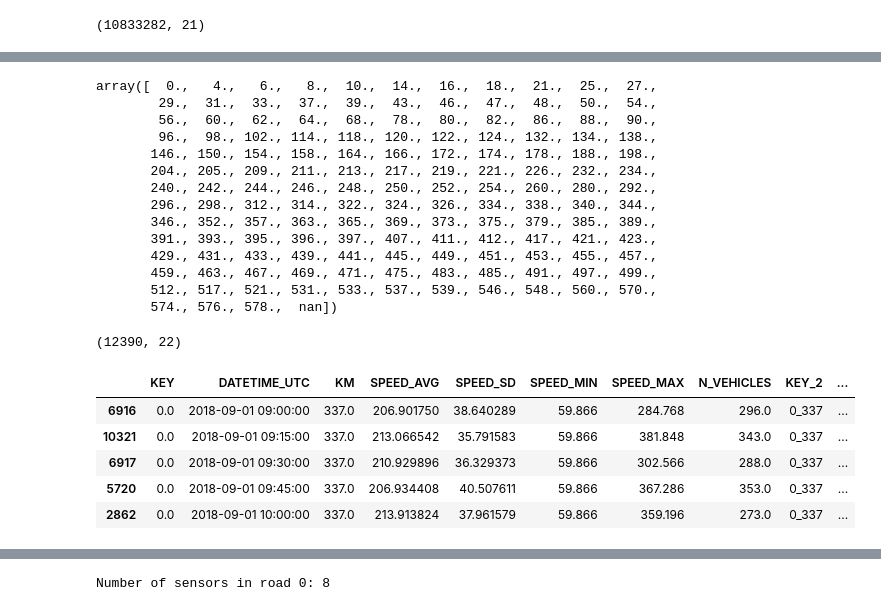
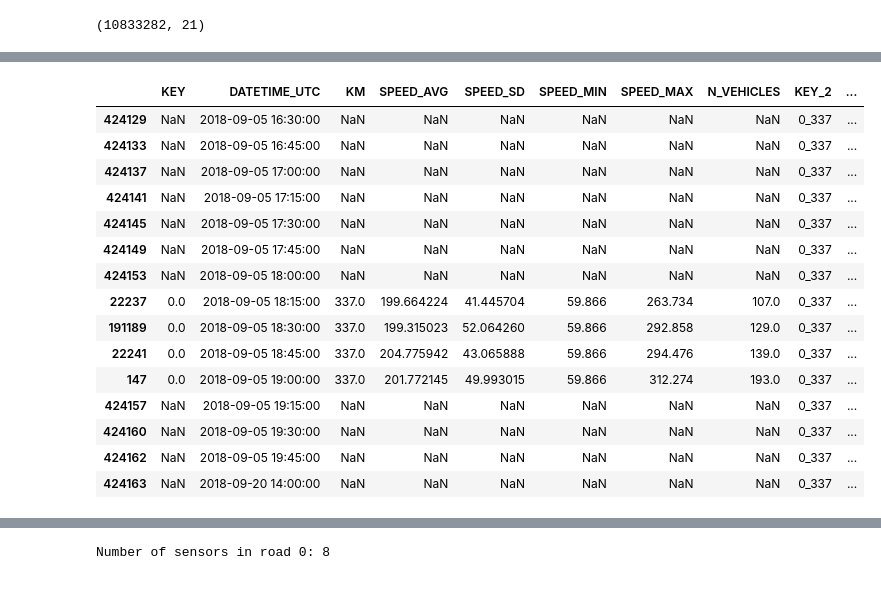
Before and after one commit to gianpy15/DMProject, a Jupyter notebook: notebooks/dataset parro.ipynb, the cells around one changed output, grey strips where cells are left out. Drawn from its saved outputs; the diff is of its cells as text; code cells hidden in the pictures.

```diff
--- a/notebooks/dataset parro.ipynb
+++ b/notebooks/dataset parro.ipynb
@@ -122,3 +101,3 @@ start_events.reset_index().sort_values(['KEY_2','DATETIME_UTC']).head()
 # %%
-tw_df = utility.time_windows_event(dataset_train, steps_behind=10, steps_after=3)
+joined_df = utility.time_windows_event(joined_df, steps_behind=steps_behind_event, steps_after=steps_after_event)
 # %% [output]
@@ -126,30 +107,19 @@ AttributeError: 'tuple' object has no attribute 'event_index'
-# %%
-tw_df.KEY.unique()
-# %% [output]
-array([  0.,   4.,   6.,   8.,  10.,  14.,  16.,  18.,  21.,  25.,  27.,
-        29.,  31.,  33.,  37.,  39.,  43.,  46.,  47.,  48.,  50.,  54.,
-        56.,  60.,  62.,  64.,  68.,  78.,  80.,  82.,  86.,  88.,  90.,
-        96.,  98., 102., 114., 118., 120., 122., 124., 132., 134., 138.,
-       146., 150., 154., 158., 164., 166., 172., 174., 178., 188., 198.,
-       204., 205., 209., 211., 213., 217., 219., 221., 226., 232., 234.,
-       240., 242., 244., 246., 248., 250., 252., 254., 260., 280., 292.,
-       296., 298., 312., 314., 322., 324., 326., 334., 338., 340., 344.,
-       346., 352., 357., 363., 365., 369., 373., 375., 379., 385., 389.,
-       391., 393., 395., 396., 397., 407., 411., 412., 417., 421., 423.,
-       429., 431., 433., 439., 441., 445., 449., 451., 453., 455., 457.,
-       459., 463., 467., 469., 471., 475., 483., 485., 491., 497., 499.,
-       512., 517., 521., 531., 533., 537., 539., 546., 548., 560., 570.,
-       574., 576., 578.,  nan])
-# %%
-tw_df.shape
-# %% [output]
-(12390, 22)
-# %%
-tw_df.head()
-# %% [output]
-|  | KEY | DATETIME_UTC | KM | SPEED_AVG | SPEED_SD | SPEED_MIN | SPEED_MAX | N_VEHICLES | KEY_2 | ... |
-| 6916 | 0.0 | 2018-09-01 09:00:00 | 337.0 | 206.901750 | 38.640289 | 59.866 | 284.768 | 296.0 | 0_337 | ... |
-| 10321 | 0.0 | 2018-09-01 09:15:00 | 337.0 | 213.066542 | 35.791583 | 59.866 | 381.848 | 343.0 | 0_337 | ... |
-| 6917 | 0.0 | 2018-09-01 09:30:00 | 337.0 | 210.929896 | 36.329373 | 59.866 | 302.566 | 288.0 | 0_337 | ... |
-| 5720 | 0.0 | 2018-09-01 09:45:00 | 337.0 | 206.934408 | 40.507611 | 59.866 | 367.286 | 353.0 | 0_337 | ... |
-| 2862 | 0.0 | 2018-09-01 10:00:00 | 337.0 | 213.913824 | 37.961579 | 59.866 | 359.196 | 273.0 | 0_337 | ... |
+# %%
+joined_df.head(15)
+# %% [output]
+|  | KEY | DATETIME_UTC | KM | SPEED_AVG | SPEED_SD | SPEED_MIN | SPEED_MAX | N_VEHICLES | KEY_2 | ... |
+| 424129 | NaN | 2018-09-05 16:30:00 | NaN | NaN | NaN | NaN | NaN | NaN | 0_337 | ... |
+| 424133 | NaN | 2018-09-05 16:45:00 | NaN | NaN | NaN | NaN | NaN | NaN | 0_337 | ... |
+| 424137 | NaN | 2018-09-05 17:00:00 | NaN | NaN | NaN | NaN | NaN | NaN | 0_337 | ... |
+| 424141 | NaN | 2018-09-05 17:15:00 | NaN | NaN | NaN | NaN | NaN | NaN | 0_337 | ... |
+| 424145 | NaN | 2018-09-05 17:30:00 | NaN | NaN | NaN | NaN | NaN | NaN | 0_337 | ... |
+| 424149 | NaN | 2018-09-05 17:45:00 | NaN | NaN | NaN | NaN | NaN | NaN | 0_337 | ... |
+| 424153 | NaN | 2018-09-05 18:00:00 | NaN | NaN | NaN | NaN | NaN | NaN | 0_337 | ... |
+| 22237 | 0.0 | 2018-09-05 18:15:00 | 337.0 | 199.664224 | 41.445704 | 59.866 | 263.734 | 107.0 | 0_337 | ... |
+| 191189 | 0.0 | 2018-09-05 18:30:00 | 337.0 | 199.315023 | 52.064260 | 59.866 | 292.858 | 129.0 | 0_337 | ... |
+| 22241 | 0.0 | 2018-09-05 18:45:00 | 337.0 | 204.775942 | 43.065888 | 59.866 | 294.476 | 139.0 | 0_337 | ... |
+| 147 | 0.0 | 2018-09-05 19:00:00 | 337.0 | 201.772145 | 49.993015 | 59.866 | 312.274 | 193.0 | 0_337 | ... |
+| 424157 | NaN | 2018-09-05 19:15:00 | NaN | NaN | NaN | NaN | NaN | NaN | 0_337 | ... |
+| 424160 | NaN | 2018-09-05 19:30:00 | NaN | NaN | NaN | NaN | NaN | NaN | 0_337 | ... |
+| 424162 | NaN | 2018-09-05 19:45:00 | NaN | NaN | NaN | NaN | NaN | NaN | 0_337 | ... |
+| 424163 | NaN | 2018-09-20 14:00:00 | NaN | NaN | NaN | NaN | NaN | NaN | 0_337 | ... |
```
Also changed, not shown: parts of 26 cells of this notebook, 10 other files.
